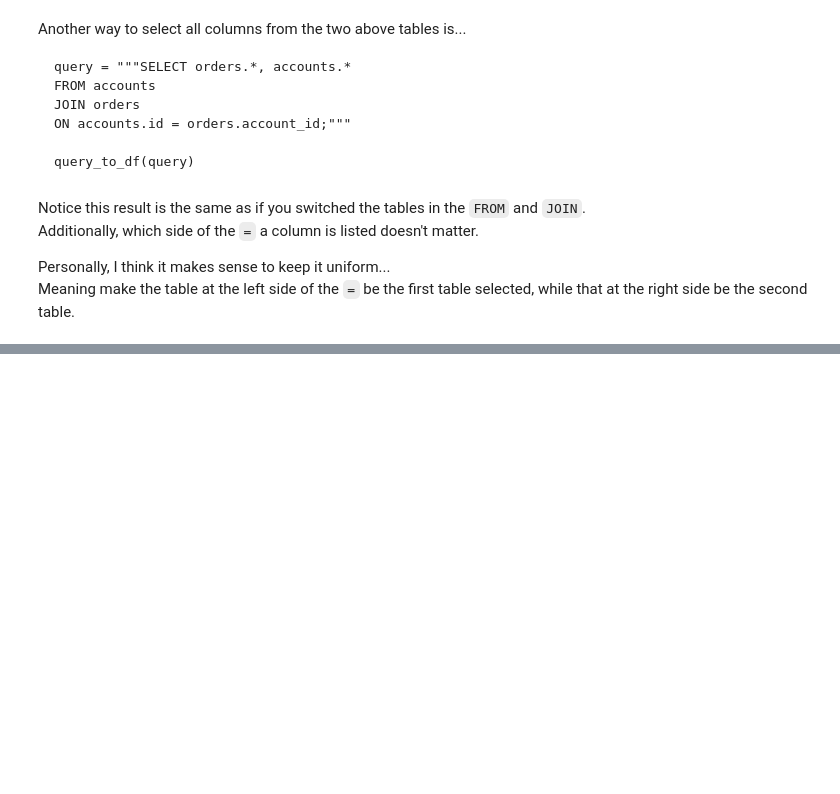
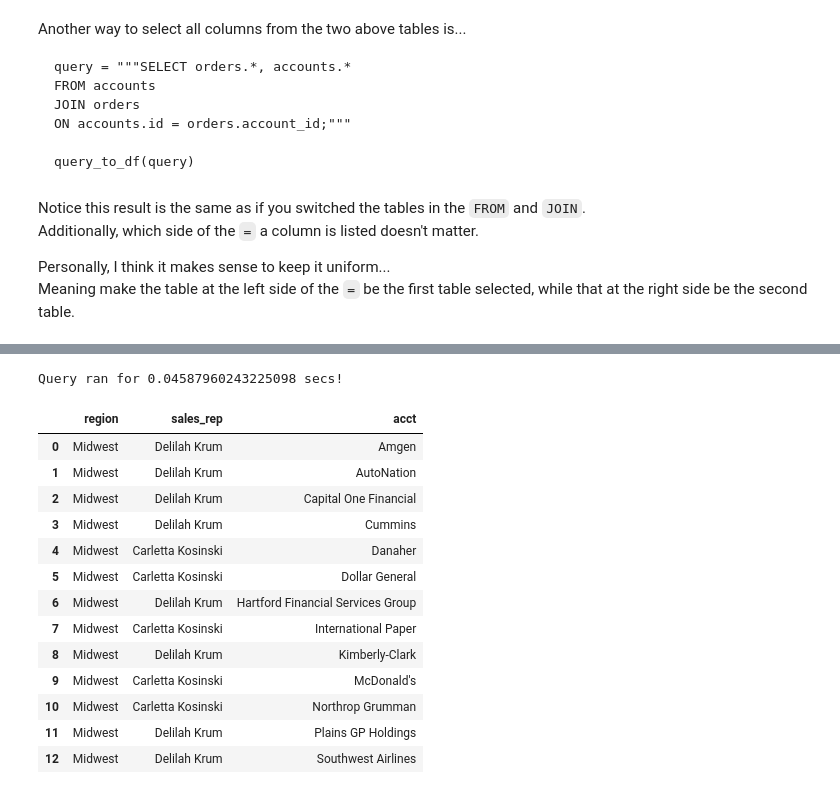
Before and after one commit to Lawrence-Krukrubo/EDA, a Jupyter notebook: sql_for_data_analysis2.ipynb, the cells around one changed output, grey strips where cells are left out. Cells and saved outputs as stored; diff of their text form; code cells hidden in the pictures; blank space fills up the shorter version.

```diff
--- a/sql_for_data_analysis2.ipynb
+++ b/sql_for_data_analysis2.ipynb
@@ -343,0 +739,23 @@ query_to_df(query)
+# %%
+query = 'SELECT r.name region, s.name sales_rep, a.name acct FROM region r \
+         JOIN sales_reps s ON r.id = s.region_id AND s.name LIKE "% K%" AND \
+         r.name LIKE "Midwest" JOIN accounts a ON a.sales_rep_id = s.id \
+        ORDER BY a.name;'
+
+query_to_df(query)
+# %% [output]
+Query ran for 0.04587960243225098 secs!
+|  | region | sales_rep | acct |
+| 0 | Midwest | Delilah Krum | Amgen |
+| 1 | Midwest | Delilah Krum | AutoNation |
+| 2 | Midwest | Delilah Krum | Capital One Financial |
+| 3 | Midwest | Delilah Krum | Cummins |
+| 4 | Midwest | Carletta Kosinski | Danaher |
+| 5 | Midwest | Carletta Kosinski | Dollar General |
+| 6 | Midwest | Delilah Krum | Hartford Financial Services Group |
+| 7 | Midwest | Carletta Kosinski | International Paper |
+| 8 | Midwest | Delilah Krum | Kimberly-Clark |
+| 9 | Midwest | Carletta Kosinski | McDonald's |
+| 10 | Midwest | Carletta Kosinski | Northrop Grumman |
+| 11 | Midwest | Delilah Krum | Plains GP Holdings |
+| 12 | Midwest | Delilah Krum | Southwest Airlines |
```
Also changed, not shown: parts of 61 cells of this notebook.
